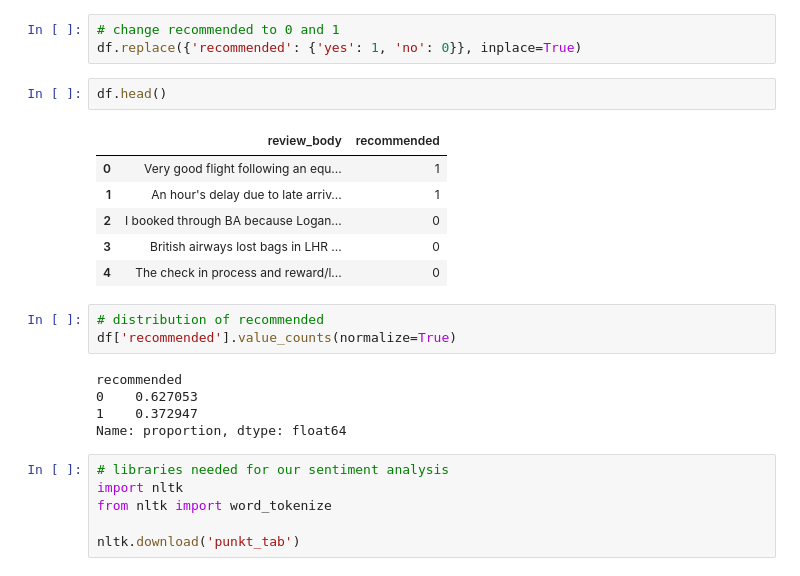
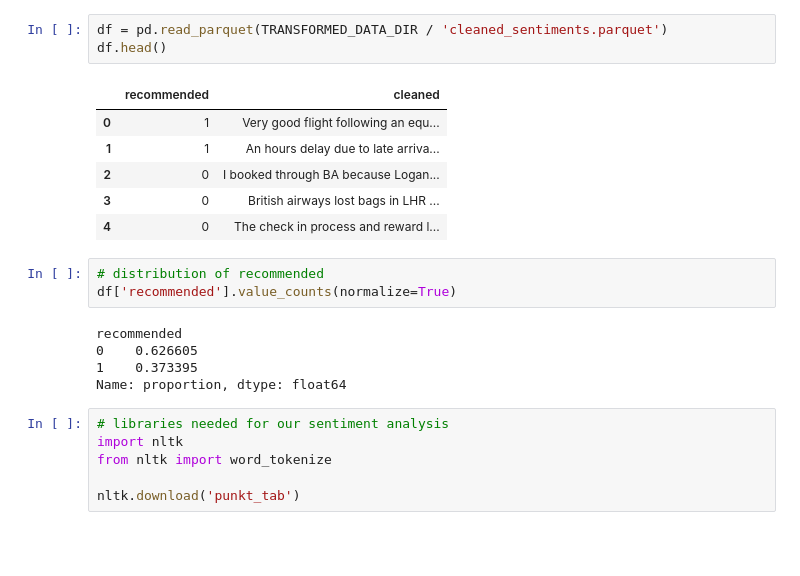
Before and after one commit to ryslipe/british_airlines, a Jupyter notebook: notebooks/03_sentiment_analysis.ipynb, the cells around one changed output. Drawn from its saved outputs; the diff is of its cells as text; blank space fills up the shorter version.

```diff
--- a/notebooks/03_sentiment_analysis.ipynb
+++ b/notebooks/03_sentiment_analysis.ipynb
@@ -28,22 +9,20 @@ df.head()
-# %%
-# change recommended to 0 and 1
-df.replace({'recommended': {'yes': 1, 'no': 0}}, inplace=True)
-# %%
-df.head()
-# %% [output]
-|  | review_body | recommended |
-| 0 | Very good flight following an equ... | 1 |
-| 1 | An hour's delay due to late arriv... | 1 |
-| 2 | I booked through BA because Logan... | 0 |
-| 3 | British airways lost bags in LHR ... | 0 |
-| 4 | The check in process and reward/l... | 0 |
+# %%
+df = pd.read_parquet(TRANSFORMED_DATA_DIR / 'cleaned_sentiments.parquet')
+df.head()
+# %% [output]
+|  | recommended | cleaned |
+| 0 | 1 | Very good flight following an equ... |
+| 1 | 1 | An hours delay due to late arriva... |
+| 2 | 0 | I booked through BA because Logan... |
+| 3 | 0 | British airways lost bags in LHR ... |
+| 4 | 0 | The check in process and reward l... |
 # %%
 # distribution of recommended
 df['recommended'].value_counts(normalize=True)
 # %% [output]
 recommended
-0    0.627053
-1    0.372947
+0    0.626605
+1    0.373395
 Name: proportion, dtype: float64
 # %%
 # libraries needed for our sentiment analysis
```
Also changed, not shown: parts of 12 cells of this notebook, 1 other file.
